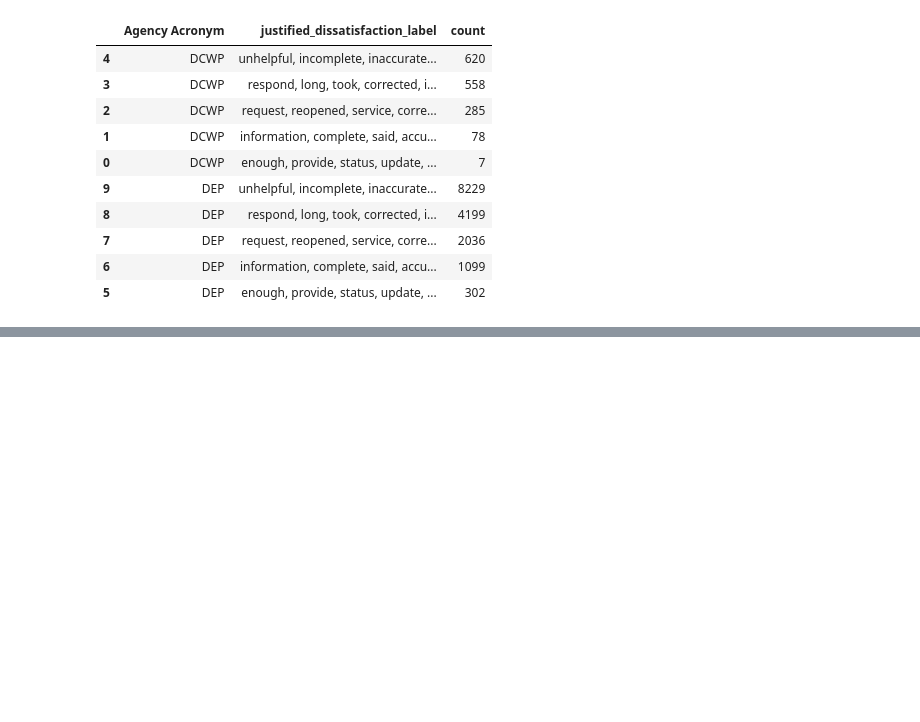
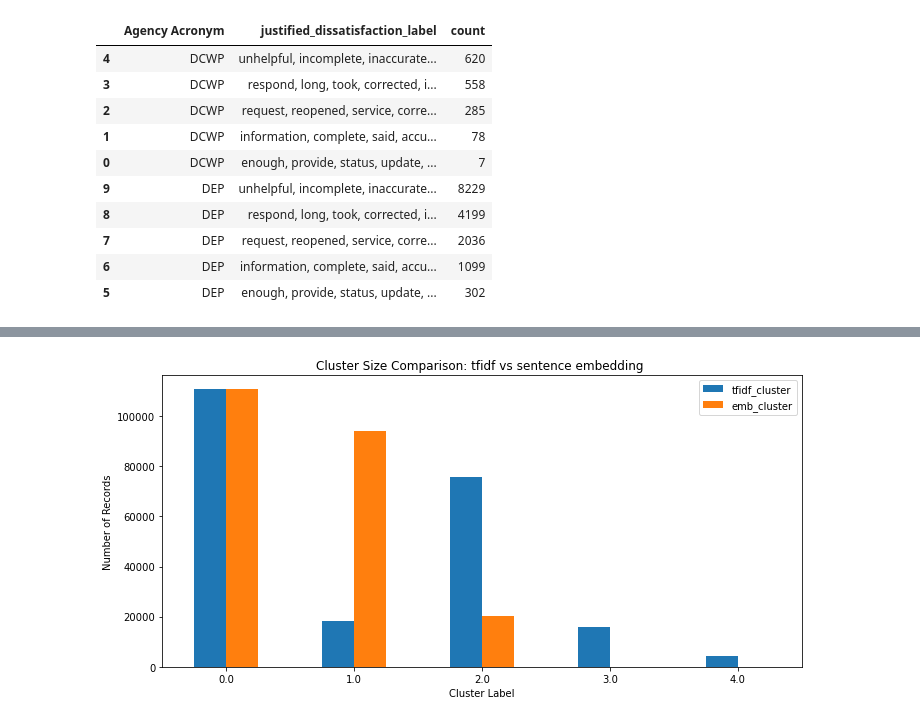
Before and after one commit to billysambasi/Huduma_Satisfaction_Prediction, a Jupyter notebook: EDA.ipynb, the cells around one changed output, grey strips where cells are left out. Drawn from its saved outputs; the diff is of its cells as text; code cells hidden in the pictures; blank space fills up the shorter version.

```diff
--- a/EDA.ipynb
+++ b/EDA.ipynb
@@ -565,0 +650,19 @@ The model achieved 70% overall accuracy but failed completely to identify the ne
+# %%
+"""
+Comparing tfidf_cluster and emb_cluster
+"""
+
+cluster_counts = pd.DataFrame({
+    'tfidf_cluster': df_sentiment['tfidf_cluster'].value_counts().sort_index(),
+    'emb_cluster': df_sentiment['emb_cluster'].value_counts().sort_index()
+})
+
+cluster_counts.plot(kind='bar', figsize=(10, 5))
+plt.title("Cluster Size Comparison: tfidf vs sentence embedding ")
+plt.xlabel("Cluster Label")
+plt.ylabel("Number of Records")
+plt.xticks(rotation=0)
+plt.tight_layout()
+plt.show();
+# %% [output]
+[figure, added]
```
Also changed, not shown: parts of 41 cells of this notebook.
